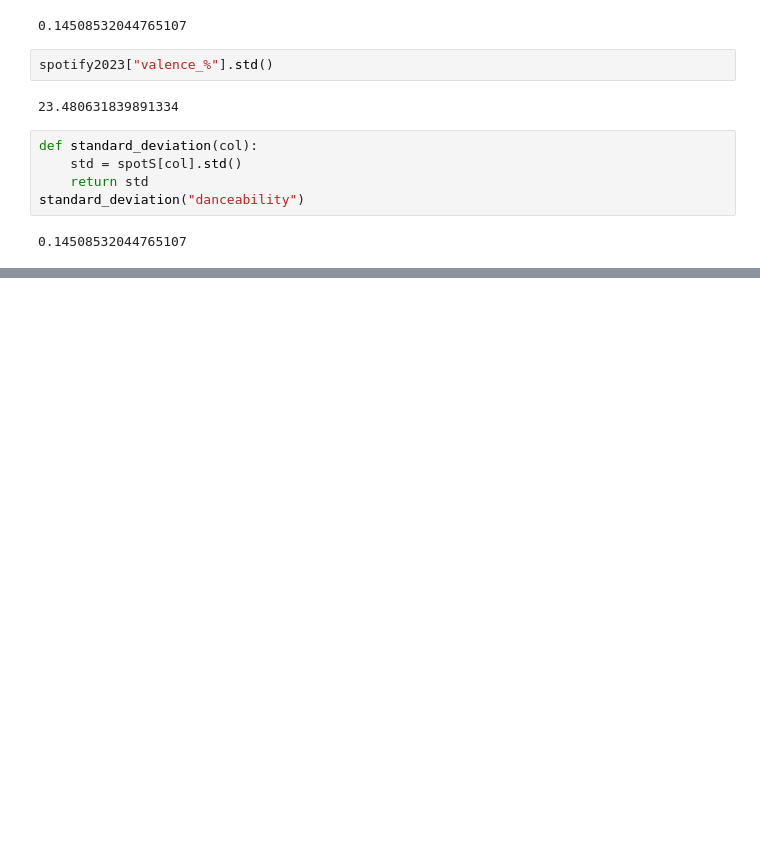
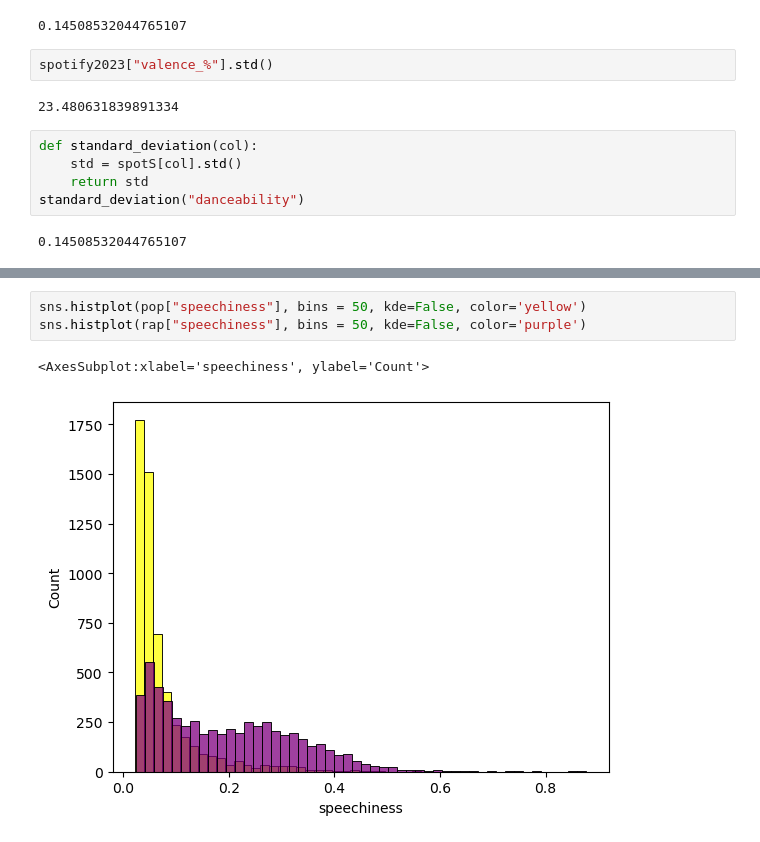
Before and after one commit to Rain0rShine/Artificial-Intelligence, a Jupyter notebook: Semester 1/Spotify/Spotify Songs.ipynb, the cells around one changed output, grey strips where cells are left out. Saved outputs shown, nothing was run; the diff lists cells and outputs as text; blank space fills up the shorter version.

```diff
--- a/Semester 1/Spotify/Spotify Songs.ipynb
+++ b/Semester 1/Spotify/Spotify Songs.ipynb
@@ -108,0 +144,6 @@ spotS["loudness"].std()
+# %%
+sns.histplot(pop["speechiness"], bins = 50, kde=False, color='yellow')
+sns.histplot(rap["speechiness"], bins = 50, kde=False, color='purple')
+# %% [output]
+<AxesSubplot:xlabel='speechiness', ylabel='Count'>
+[figure, added]
```
Also changed, not shown: parts of 12 cells of this notebook.
